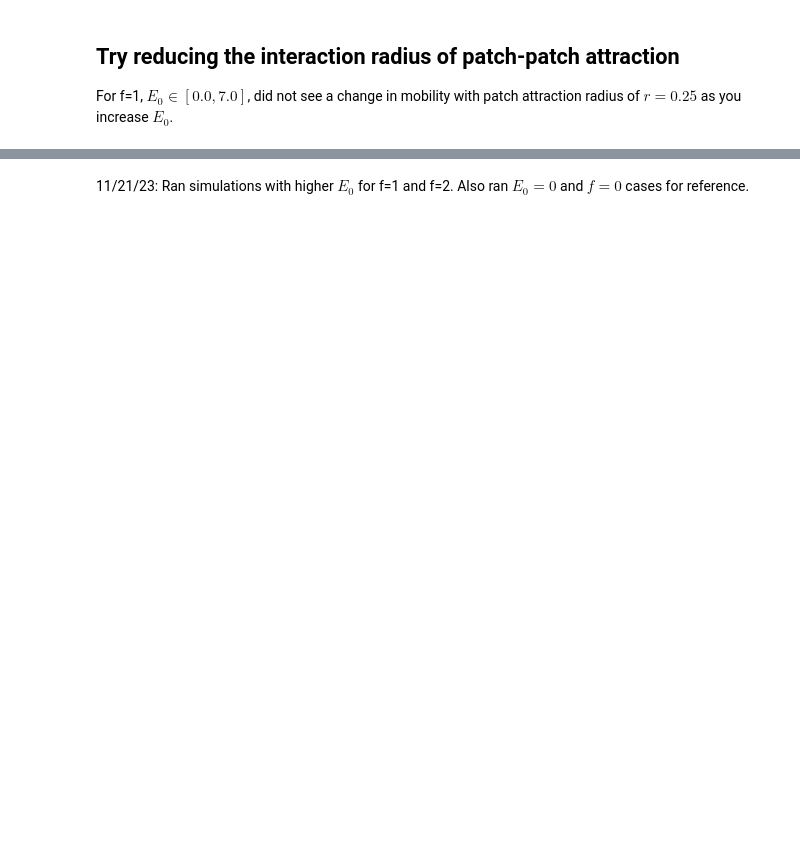
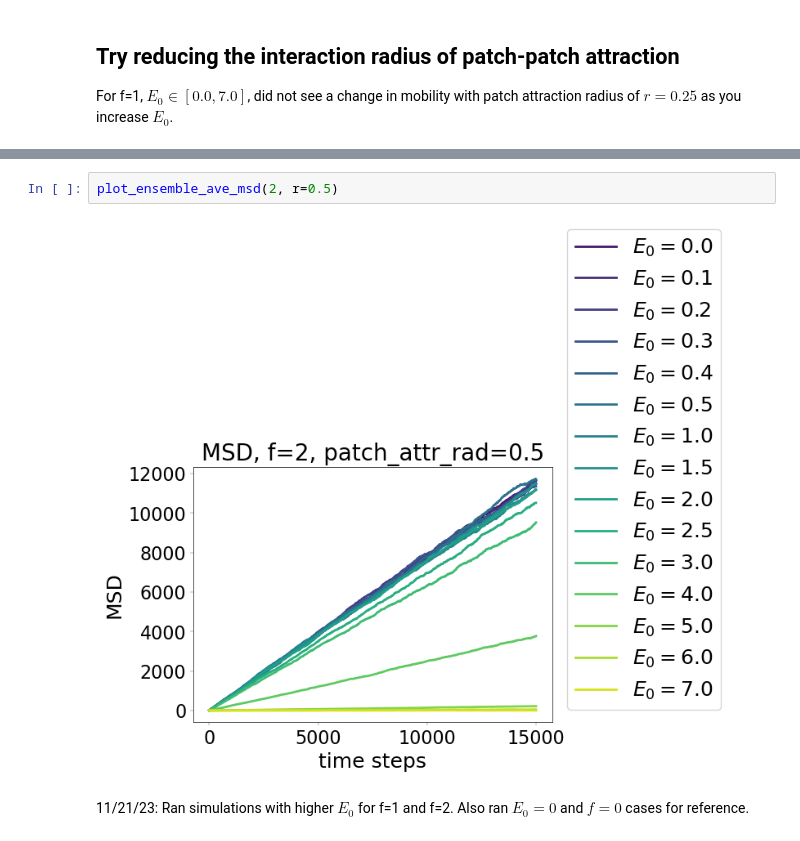
Before and after one commit to kannandeepti/protein_mobility, a Jupyter notebook: notebooks/mobility_analysis.ipynb, the cells around one changed output, grey strips where cells are left out. Saved outputs shown, nothing was run; the diff lists cells and outputs as text; blank space fills up the shorter version.

```diff
--- a/notebooks/mobility_analysis.ipynb
+++ b/notebooks/mobility_analysis.ipynb
@@ -181,3 +199,7 @@ Text(0.5, 1.0, 'MSD, f=1, patch_attr_rad=0.25')
+# %%
+plot_ensemble_ave_msd(2, r=0.5)
+# %% [output]
+[figure, added]
 # %% [markdown]
 11/21/23: Ran simulations with higher $E_0$ for f=1 and f=2. Also ran $E_0=0$ and $f=0$ cases for reference.
 # %%
```
Also changed, not shown: parts of 48 cells of this notebook, 4 other files.
